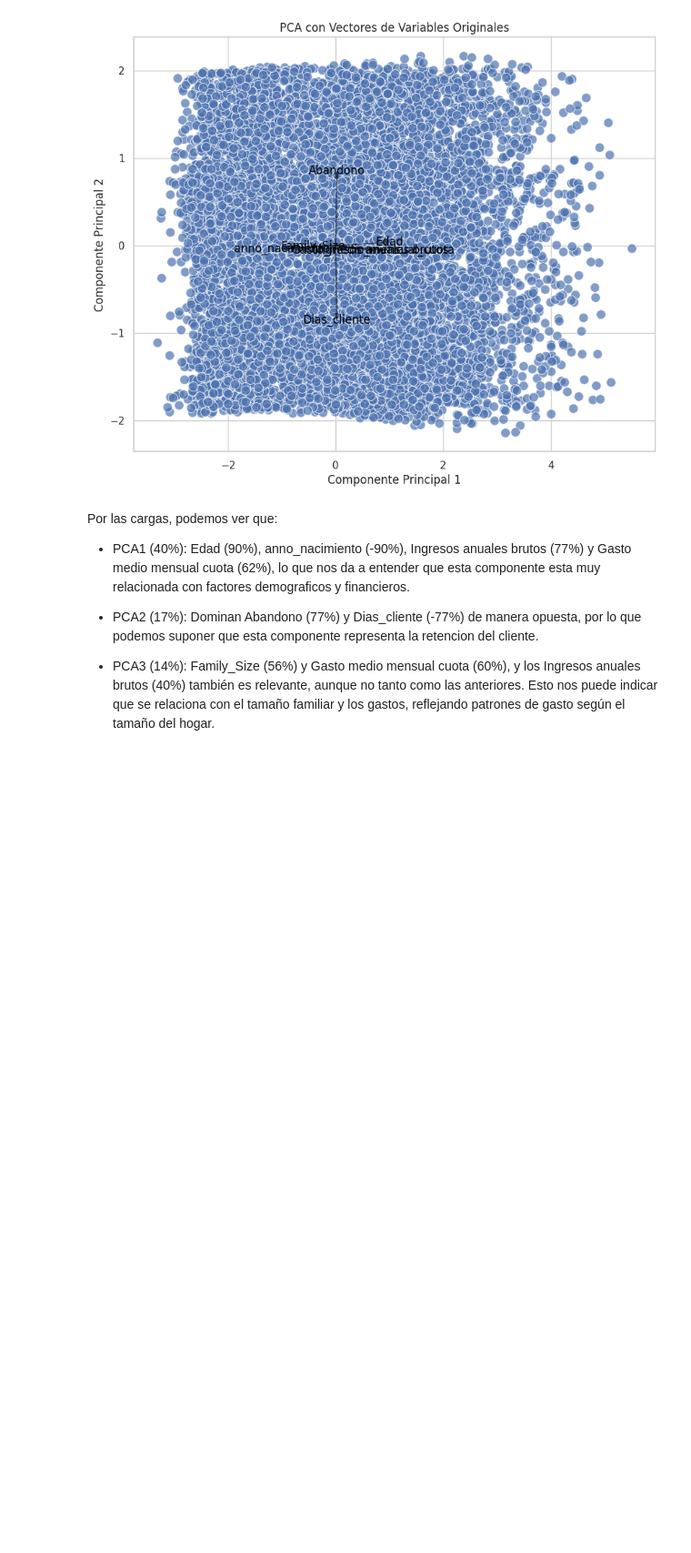
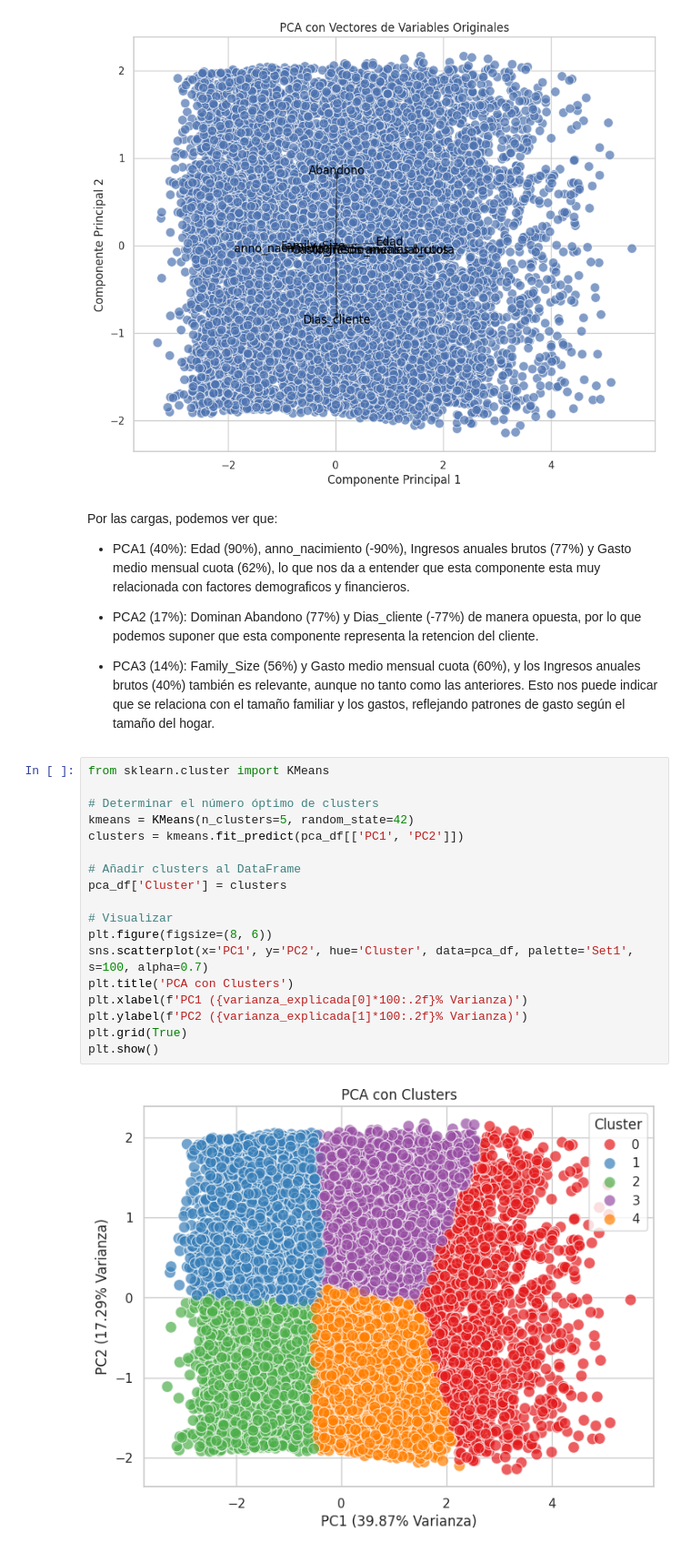
Before and after one commit to pelahumi/Segmentacion-clientes, a Jupyter notebook: cluster_anal.ipynb, the cells around one changed output. Shown at 91% size. Cells and saved outputs as stored; diff of their text form; blank space fills up the shorter version.

Commit message:
KMeans

```diff
--- a/cluster_anal.ipynb
+++ b/cluster_anal.ipynb
@@ -271,3 +271,23 @@ Por las cargas, podemos ver que:
 - PCA2 (17%): Dominan Abandono (77%) y Dias_cliente (-77%) de manera opuesta, por lo que podemos suponer que esta componente representa la retencion del cliente.
 
 - PCA3 (14%): Family_Size (56%) y Gasto medio mensual cuota (60%), y los Ingresos anuales brutos (40%) también es relevante, aunque no tanto como las anteriores. Esto nos puede indicar que se relaciona con el tamaño familiar y los gastos, reflejando patrones de gasto según el tamaño del hogar.
+# %%
+from sklearn.cluster import KMeans
+
+# Determinar el número óptimo de clusters
+kmeans = KMeans(n_clusters=5, random_state=42)
+clusters = kmeans.fit_predict(pca_df[['PC1', 'PC2']])
+
+# Añadir clusters al DataFrame
+pca_df['Cluster'] = clusters
+
+# Visualizar
+plt.figure(figsize=(8, 6))
+sns.scatterplot(x='PC1', y='PC2', hue='Cluster', data=pca_df, palette='Set1', s=100, alpha=0.7)
+plt.title('PCA con Clusters')
+plt.xlabel(f'PC1 ({varianza_explicada[0]*100:.2f}% Varianza)')
+plt.ylabel(f'PC2 ({varianza_explicada[1]*100:.2f}% Varianza)')
+plt.grid(True)
+plt.show()
+# %% [output]
+[figure, added]
```
Also changed, not shown: parts of 5 cells of this notebook.
